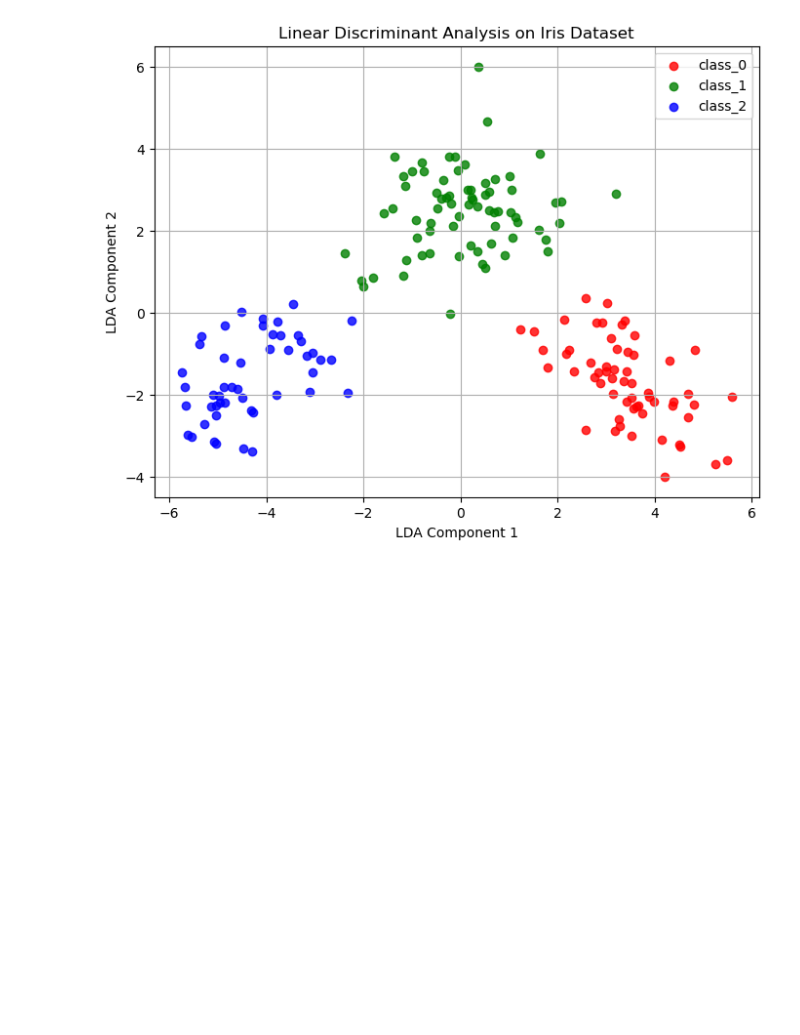
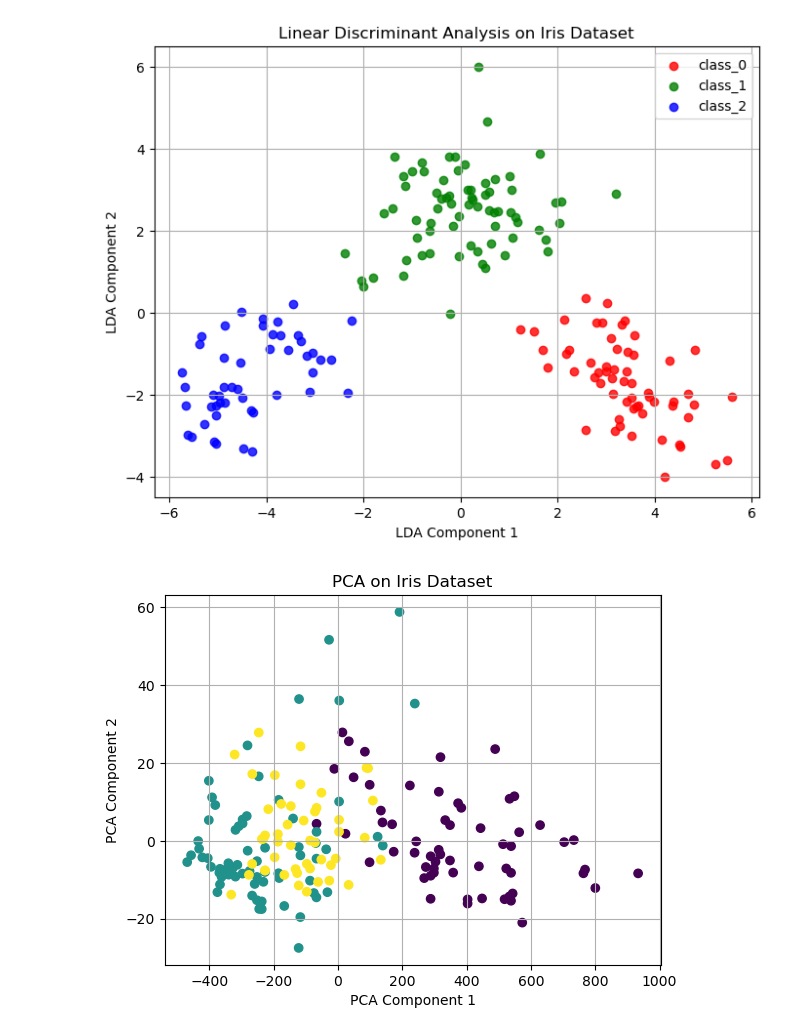
Before and after one commit to kazuaki83358/Data_Science_Math_For_Machine_Learning, a Jupyter notebook: lec_19_linear_discriminant_analysis.ipynb, the cells around one changed output. Cells and saved outputs as stored; diff of their text form; code cells hidden in the pictures; blank space fills up the shorter version.

```diff
--- a/lec_19_linear_discriminant_analysis.ipynb
+++ b/lec_19_linear_discriminant_analysis.ipynb
@@ -31,7 +31,16 @@ plt.show()
 # %% [output]
 [figure]
 # %%
+# PCA for comparison
 from sklearn.decomposition import PCA
 pca = PCA(n_components=2)
 result = pca.fit(X)
 z = result.transform(X)
+plt.scatter(z[:, 0], z[:, 1], c=y)
+plt.xlabel('PCA Component 1')
+plt.ylabel('PCA Component 2')
+plt.title('PCA on Iris Dataset')
+plt.grid(True)
+plt.show()
+# %% [output]
+[figure, added]
```
Also changed, not shown: 1 other file.
